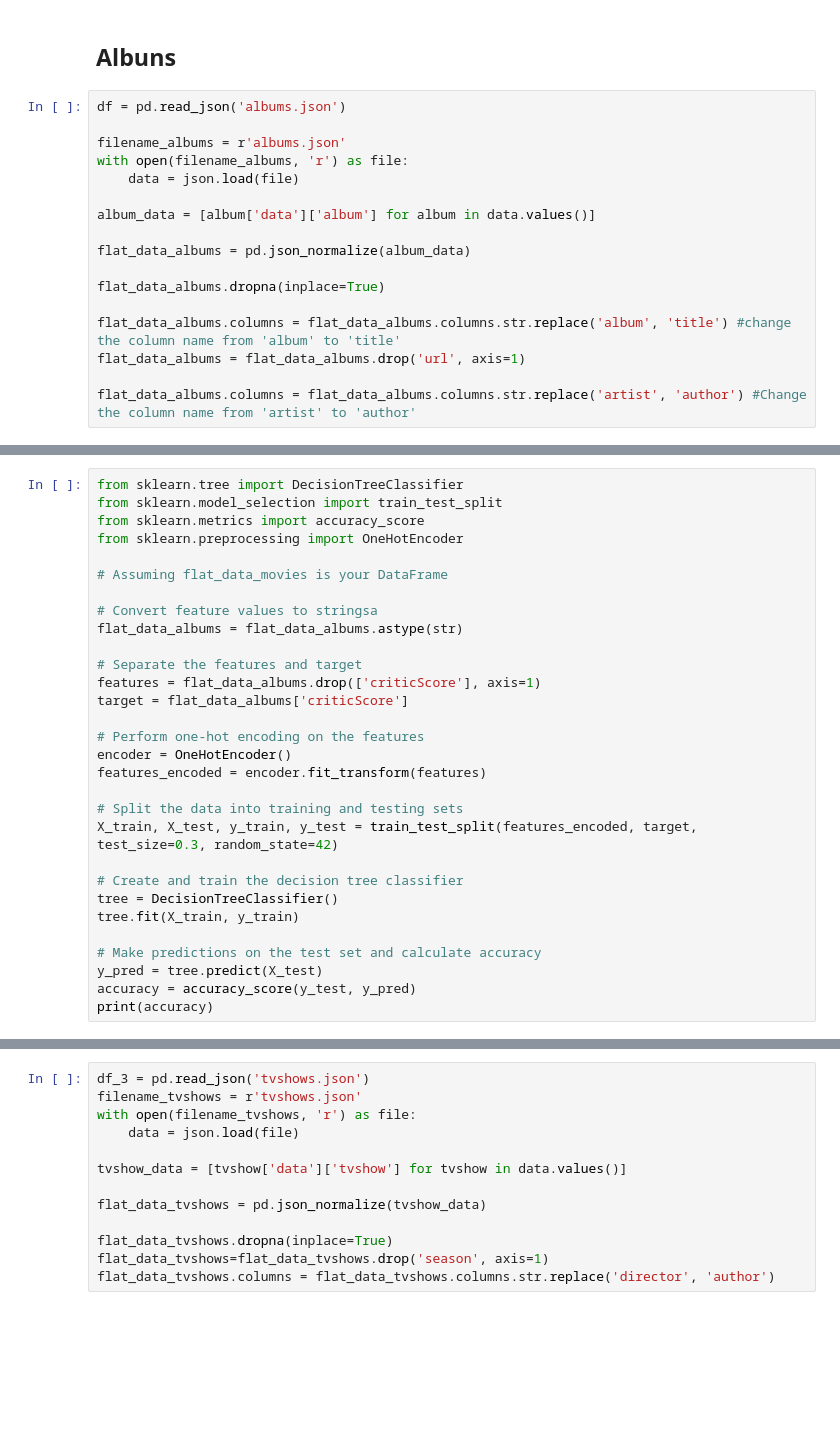
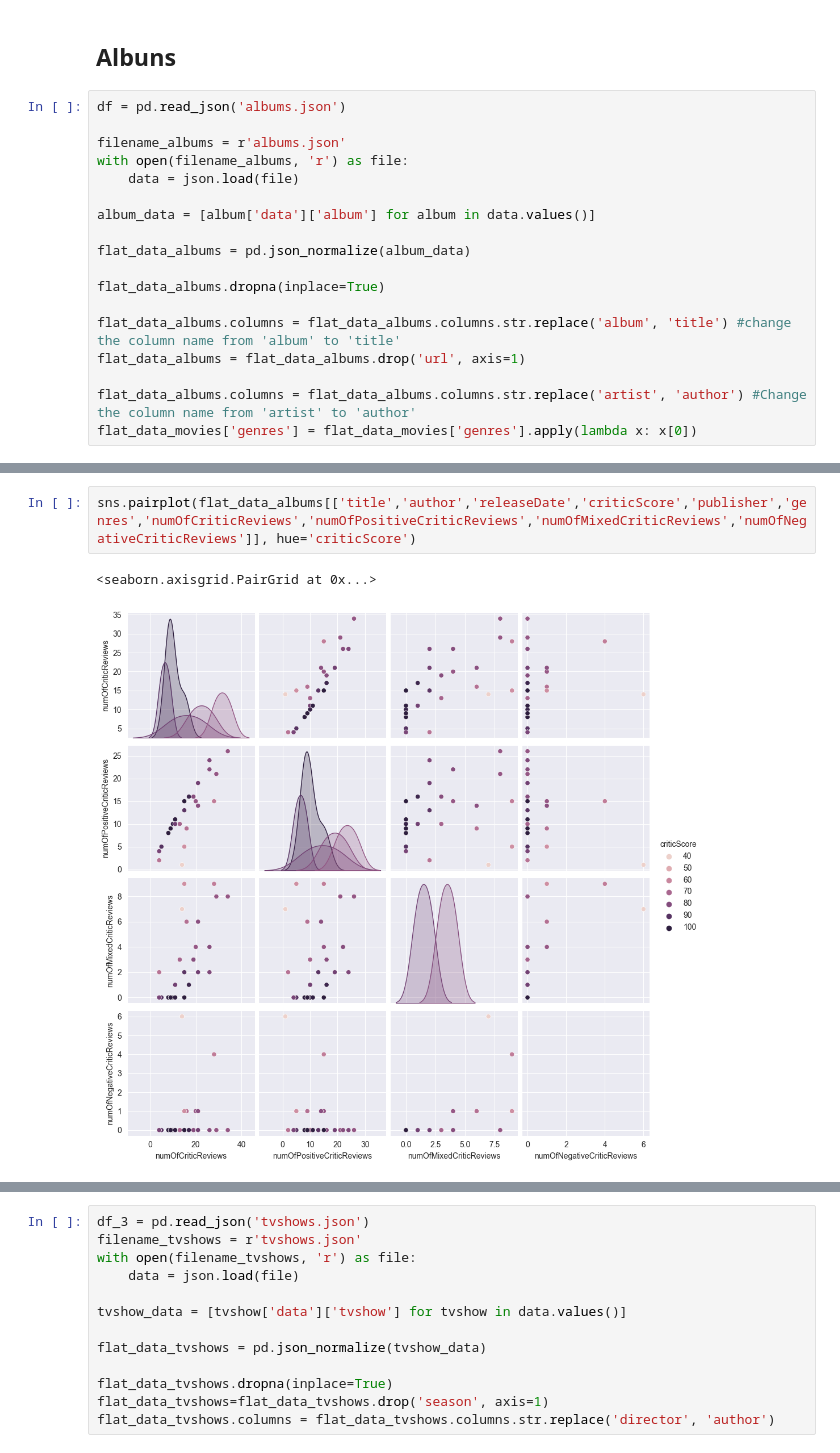
Before and after one commit to beneditagoncalves/Project2IACD, a Jupyter notebook: trabalho.ipynb, the cells around one changed output, grey strips where cells are left out. Cells and saved outputs as stored; diff of their text form; blank space fills up the shorter version.

Commit message:
Parte dos albums finalizada

```diff
--- a/trabalho.ipynb
+++ b/trabalho.ipynb
@@ -114,6 +127,7 @@ flat_data_albums.columns = flat_data_albums.columns.str.replace('album', 'title'
 flat_data_albums = flat_data_albums.drop('url', axis=1)
 
 flat_data_albums.columns = flat_data_albums.columns.str.replace('artist', 'author') #Change the column name from 'artist' to 'author'
+flat_data_movies['genres'] = flat_data_movies['genres'].apply(lambda x: x[0])
 # %%
 flat_data_albums
 # %% [output]
@@ -134,33 +148,8 @@ flat_data_albums
 | 26 | The Queen Is Dead [Deluxe Edition) | The Smiths | Oct 20, 2017 | 99 | Rhino / Warner Bros. | [Pop/Rock] | 11 | ... |
 | 27 | Doolittle 25 | Pixies | Dec 2, 2014 | 100 | 4AD | [] | 9 | ... |
 | 28 | Transatlanticism | Death Cab for Cutie | Oct 7, 2003 | 84 | Barsuk | [Indie, Rock] | 21 | ... |
-# %%
-from sklearn.tree import DecisionTreeClassifier
-from sklearn.model_selection import train_test_split
-from sklearn.metrics import accuracy_score
-from sklearn.preprocessing import OneHotEncoder
-
-# Assuming flat_data_movies is your DataFrame
-
-# Convert feature values to stringsa
-flat_data_albums = flat_data_albums.astype(str)
-
-# Separate the features and target
-features = flat_data_albums.drop(['criticScore'], axis=1)
-target = flat_data_albums['criticScore']
-
-# Perform one-hot encoding on the features
-encoder = OneHotEncoder()
-features_encoded = encoder.fit_transform(features)
-
-# Split the data into training and testing sets
-X_train, X_test, y_train, y_test = train_test_split(features_encoded, target, test_size=0.3, random_state=42)
-
-# Create and train the decision tree classifier
-tree = DecisionTreeClassifier()
-tree.fit(X_train, y_train)
-
-# Make predictions on the test set and calculate accuracy
-y_pred = tree.predict(X_test)
-accuracy = accuracy_score(y_test, y_pred)
-print(accuracy)
+# %%
+sns.pairplot(flat_data_albums[['title','author','releaseDate','criticScore','publisher','genres','numOfCriticReviews','numOfPositiveCriticReviews','numOfMixedCriticReviews','numOfNegativeCriticReviews']], hue='criticScore')
+# %% [output]
+<seaborn.axisgrid.PairGrid at 0x...>
+[figure, added]
```
Also changed, not shown: parts of 16 cells of this notebook.
